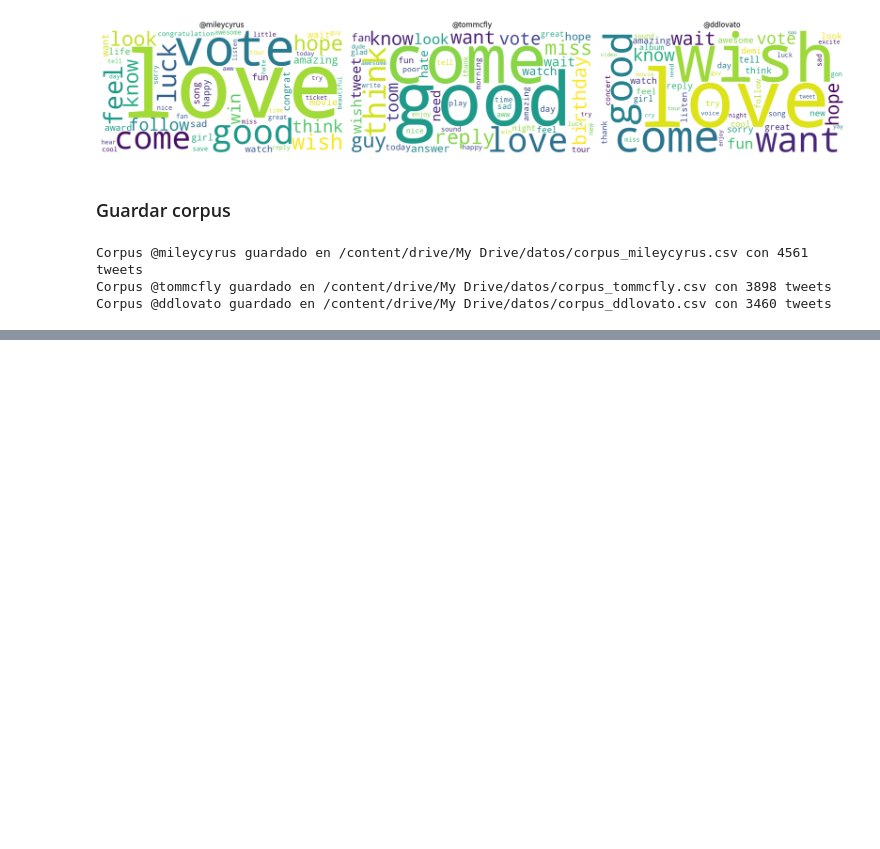
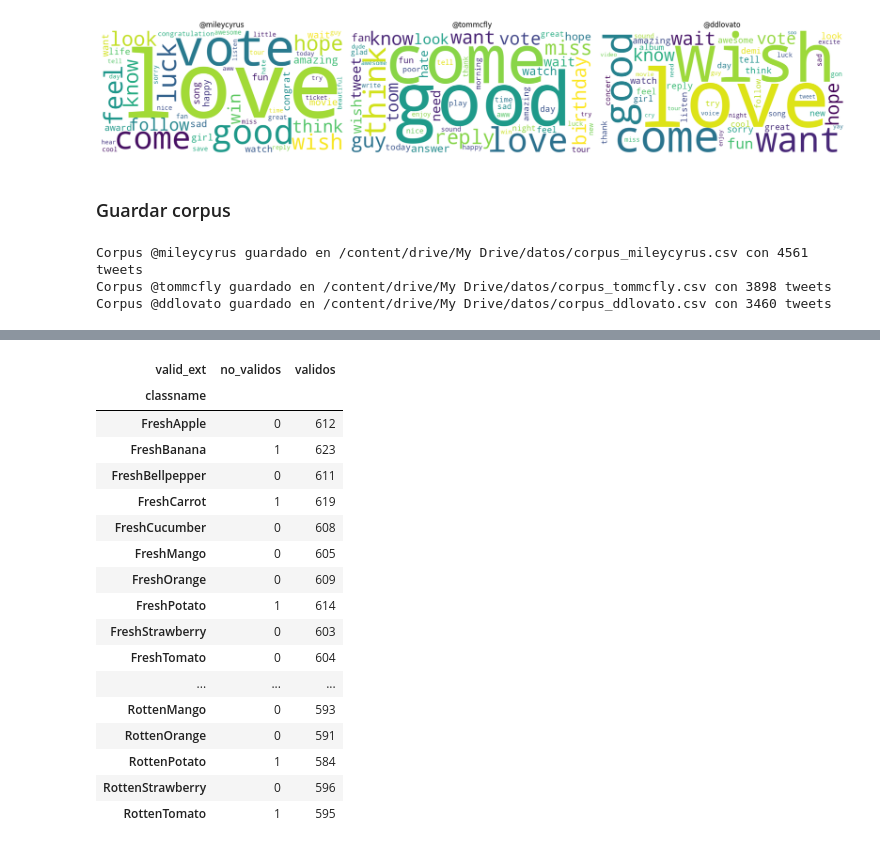
Before and after one commit to franciscogonzalez-gal/text_image_recognition, a Jupyter notebook: Proyecto_Text_Mining_Image_Recognition.ipynb, the cells around one changed output, grey strips where cells are left out. Saved outputs shown, nothing was run; the diff lists cells and outputs as text; code cells hidden in the pictures; blank space fills up the shorter version.

```diff
--- a/Proyecto_Text_Mining_Image_Recognition.ipynb
+++ b/Proyecto_Text_Mining_Image_Recognition.ipynb
@@ -270,0 +290,11 @@ Corpus @ddlovato guardado en /content/drive/My Drive/datos/corpus_ddlovato.csv c
+# %%
+
+
+
+# Ajusta la ruta base si tu carpeta difiere
+BASE_DIR = '/content/drive/MyDrive/datos/proyecto_image/Fruits_Vegetables_Dataset(12000)'
+FRUITS_DIR = os.path.join(BASE_DIR, 'Fruits')
+VEGGIES_DIR = os.path.join(BASE_DIR, 'Vegetables')
+
+assert os.path.isdir(FRUITS_DIR), f"No existe {FRUITS_DIR}"
+assert os.path.isdir(VEGGIES_DIR), f"No existe {VEGGIES_DIR}"
@@ -270,0 +303,53 @@ Corpus @ddlovato guardado en /content/drive/My Drive/datos/corpus_ddlovato.csv c
+# %%
+# =========================================================
+#    - Las clases son las carpetas hijas de Fruits y Vegetables
+# =========================================================
+# 1) Directorios de clases
+def list_class_dirs(root):
+    return sorted([d for d in glob.glob(os.path.join(root, '*')) if os.path.isdir(d)])
+
+FRUITS_DIR = os.path.join(BASE_DIR, 'Fruits')
+VEGGIES_DIR = os.path.join(BASE_DIR, 'Vegetables')
+fruit_classes = list_class_dirs(FRUITS_DIR)
+veggie_classes = list_class_dirs(VEGGIES_DIR)
+class_dirs = fruit_classes + veggie_classes
+
+class_names = [os.path.basename(d) for d in class_dirs]
+class_to_idx = {c:i for i, c in enumerate(class_names)}
+num_classes = len(class_names)
+print("Clases detectadas:", num_classes)
+print(class_names)
+
+# 2) Recolectar TODOS los archivos (válidos y no válidos)
+VALID_EXTS_LOWER = ('.jpg', '.jpeg', '.png', '.bmp')  # extensiones aceptadas por tf.image.decode_image
+
+def is_valid_ext(path):
+    return path.lower().endswith(VALID_EXTS_LOWER)
+
+rows_all = []
+for cdir in class_dirs:
+    cname = os.path.basename(cdir)
+    for f in os.listdir(cdir):
+        fpath = os.path.join(cdir, f)
+        if os.path.isfile(fpath):
+            rows_all.append((fpath, cname, class_to_idx[cname], is_valid_ext(fpath)))
+
+df_all = pd.DataFrame(rows_all, columns=['filepath','classname','label','valid_ext'])
+
+# 3) Reporte de conteos
+total_all = len(df_all)
+total_valid = int(df_all['valid_ext'].sum())
+total_invalid = total_all - total_valid
+print(f"Total archivos encontrados: {total_all}")
+print(f"Válidos por extensión:      {total_valid}")
+print(f"No válidos por extensión:   {total_invalid}")
+
+# Conteo por clase
+per_class = df_all.groupby(['classname','valid_ext']).size().unstack(fill_value=0).rename(columns={False:'no_validos', True:'validos'})
+print("\nConteo por clase (válidos / no válidos):")
+display(per_class)
+
+# 4) Nos quedamos SOLO con los válidos para el entrenamiento
+df = df_all[df_all['valid_ext']].drop(columns=['valid_ext']).reset_index(drop=True)
+print("\nImágenes válidas que se usarán:", len(df))
+# %% [output]
@@ -270,0 +363,18 @@ Corpus @ddlovato guardado en /content/drive/My Drive/datos/corpus_ddlovato.csv c
+| valid_ext | no_validos | validos |
+| classname |  |  |
+| FreshApple | 0 | 612 |
+| FreshBanana | 1 | 623 |
+| FreshBellpepper | 0 | 611 |
+| FreshCarrot | 1 | 619 |
+| FreshCucumber | 0 | 608 |
+| FreshMango | 0 | 605 |
+| FreshOrange | 0 | 609 |
+| FreshPotato | 1 | 614 |
+| FreshStrawberry | 0 | 603 |
+| FreshTomato | 0 | 604 |
+| ... | ... | ... |
+| RottenMango | 0 | 593 |
+| RottenOrange | 0 | 591 |
+| RottenPotato | 1 | 584 |
+| RottenStrawberry | 0 | 596 |
+| RottenTomato | 1 | 595 |
```
Also changed, not shown: parts of 20 cells of this notebook.
